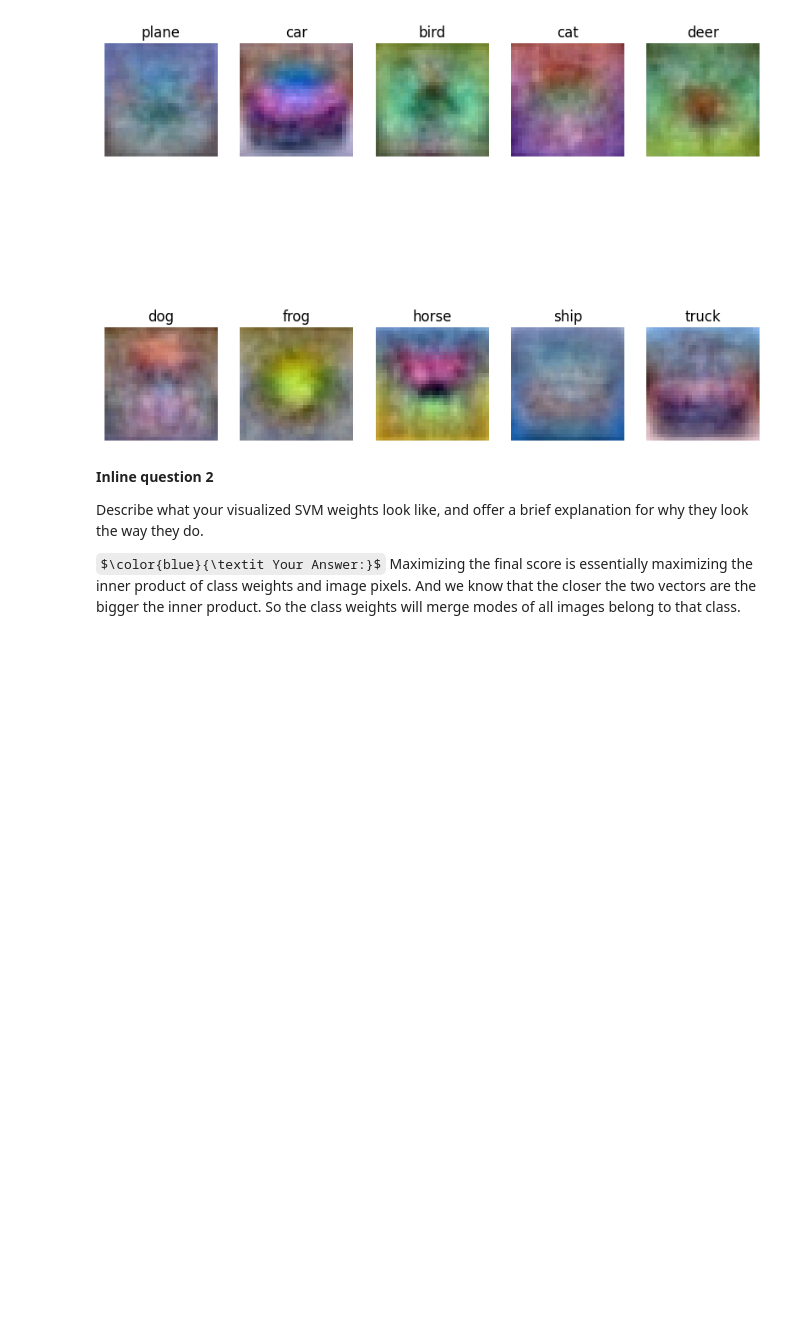
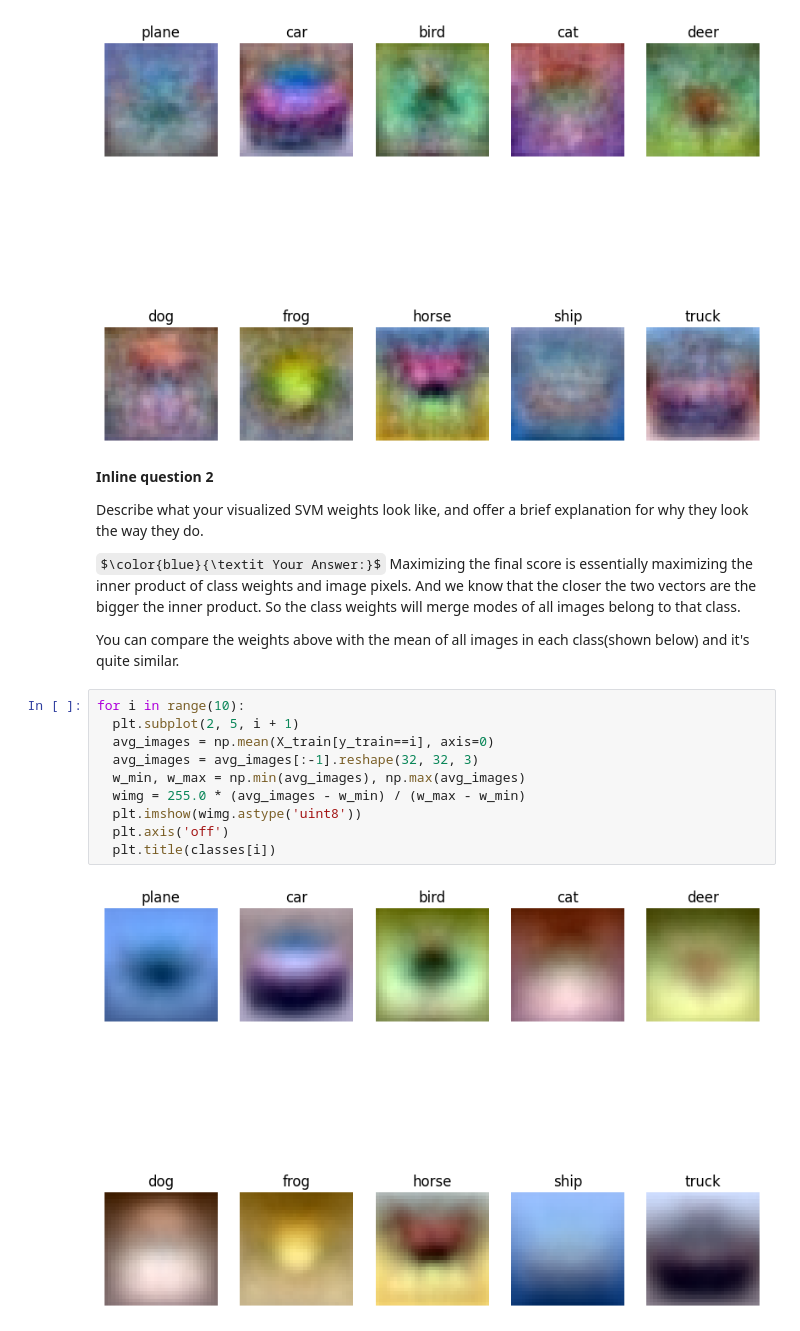
Before and after one commit to WenboKou/assignments, a Jupyter notebook: assignments/assignment1/svm.ipynb, the cells around one changed output. Drawn from its saved outputs; the diff is of its cells as text; some formulas as TeX source; blank space fills up the shorter version.

Commit message:
average images in each class and visualize

```diff
--- a/assignments/assignment1/svm.ipynb
+++ b/assignments/assignment1/svm.ipynb
@@ -541,3 +541,18 @@ Describe what your visualized SVM weights look like, and offer a brief explanati
 
 $\color{blue}{\textit Your Answer:}$
 Maximizing the final score is essentially maximizing the inner product of class weights and image pixels. And we know that the closer the two vectors are the bigger the inner product. So the class weights will merge modes of all images belong to that class.
+
+You can compare the weights above with the mean of all images in each class(shown
+ below) and it's quite similar.
+# %%
+for i in range(10):
+  plt.subplot(2, 5, i + 1)
+  avg_images = np.mean(X_train[y_train==i], axis=0)
+  avg_images = avg_images[:-1].reshape(32, 32, 3)
+  w_min, w_max = np.min(avg_images), np.max(avg_images)
+  wimg = 255.0 * (avg_images - w_min) / (w_max - w_min)
+  plt.imshow(wimg.astype('uint8'))
+  plt.axis('off')
+  plt.title(classes[i])
+# %% [output]
+[figure, added]
```
Also changed, not shown: parts of 1 cell of this notebook.
